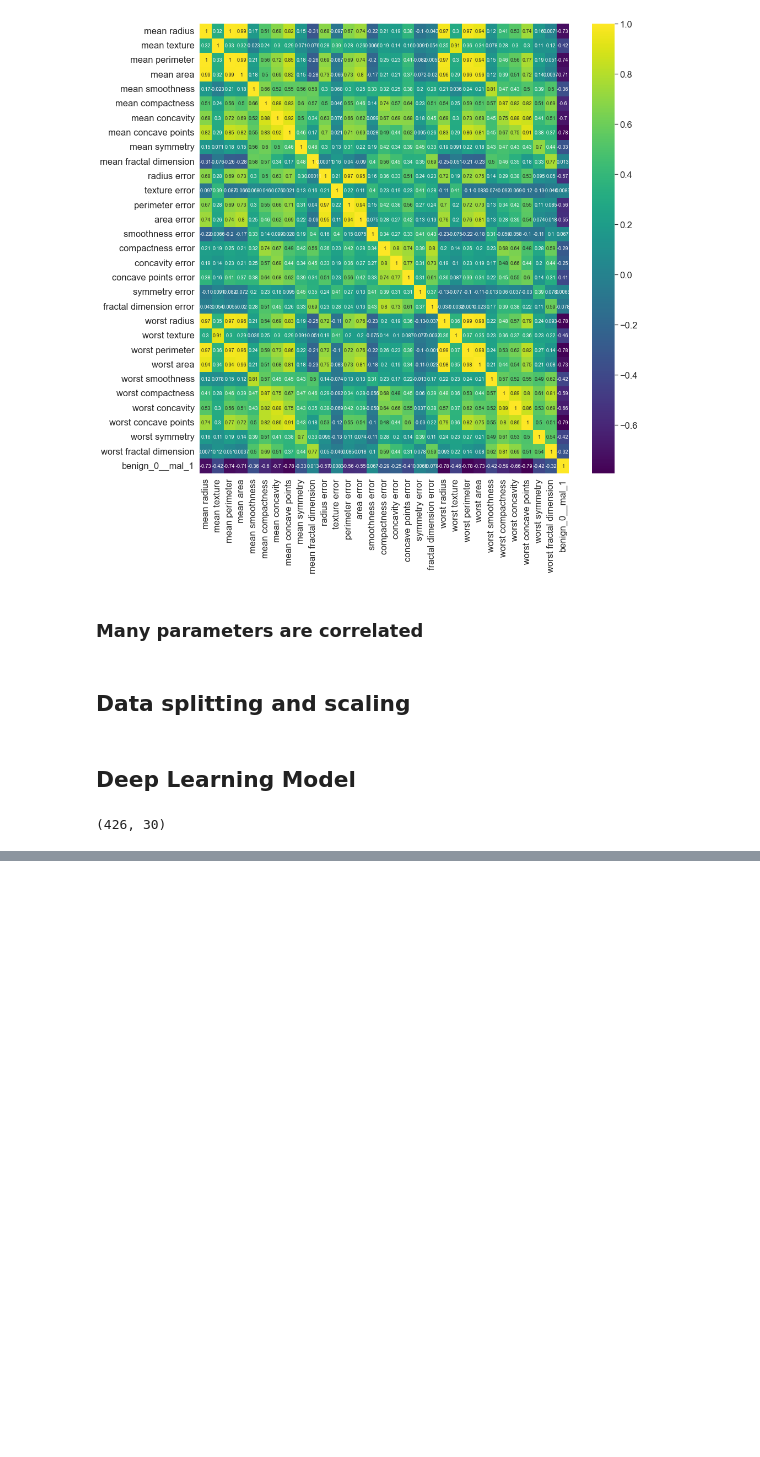
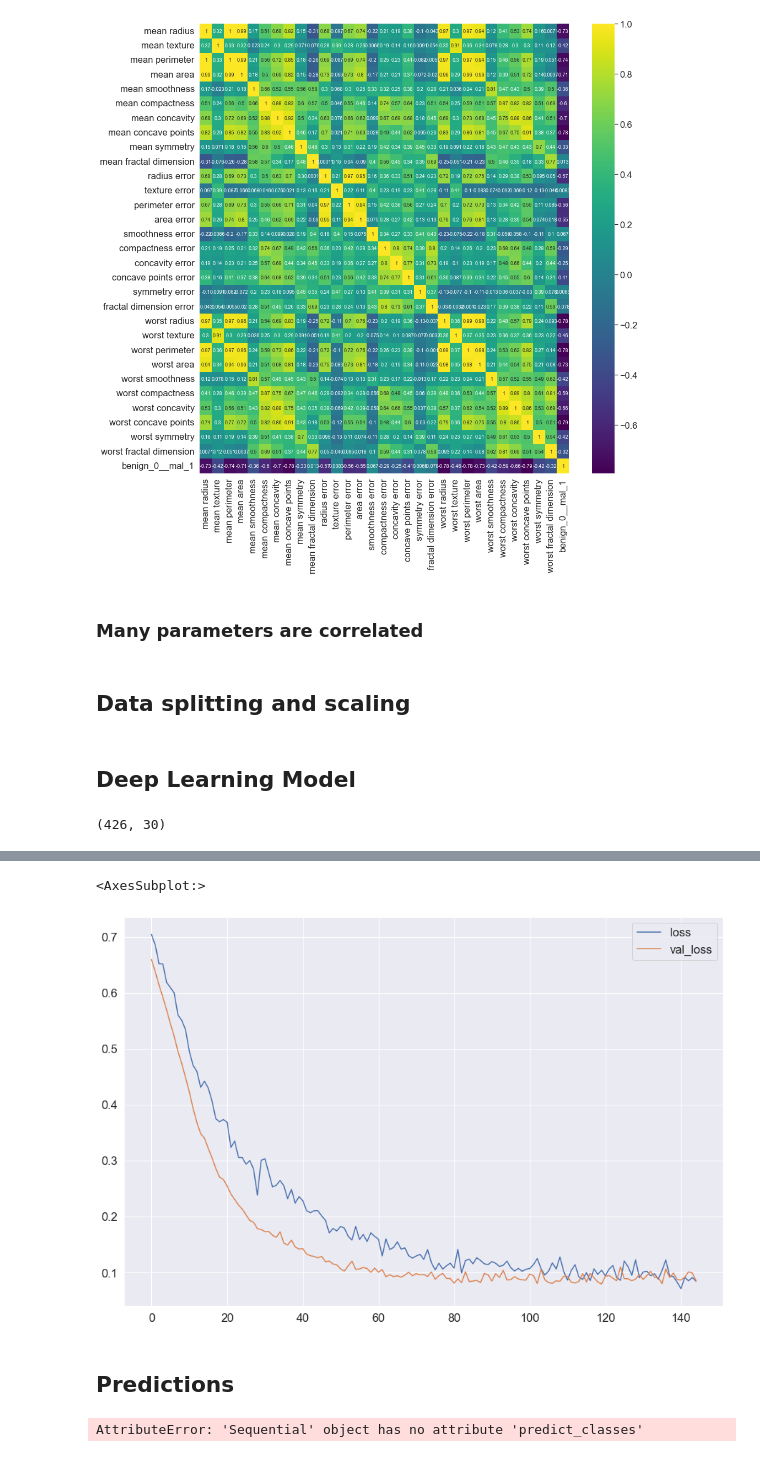
Before and after one commit to Ganesh4693/Tumour-classification, a Jupyter notebook: classification.ipynb, the cells around one changed output, grey strips where cells are left out. Cells and saved outputs as stored; diff of their text form; code cells hidden in the pictures; blank space fills up the shorter version.

```diff
--- a/classification.ipynb
+++ b/classification.ipynb
@@ -152,0 +221,16 @@ losses.plot()
+# %%
+model2=Sequential()
+
+model2.add(Dense(30,activation='relu'))
+model2.add(Dropout(0.5))
+
+model2.add(Dense(15,activation='relu'))
+model2.add(Dropout(0.5))
+
+# Binary Classification problem
+model2.add(Dense(1,activation='sigmoid'))
+
+model2.compile(optimizer='adam',loss='binary_crossentropy')
+# %%
+model2.fit(x=X_train,y=y_train,epochs=600,validation_data=(X_test,y_test),
+callbacks=[early_stop])
@@ -152,0 +256,13 @@ losses.plot()
+# %%
+losses_2=pd.DataFrame(model2.history.history)
+# %%
+losses_2.plot(figsize=(15,10))
+# %% [output]
+<AxesSubplot:>
+[figure, added]
+# %% [markdown]
+## Predictions
+# %%
+model2.predict_classes(X_test)
+# %% [output]
+AttributeError: 'Sequential' object has no attribute 'predict_classes'
```
Also changed, not shown: parts of 13 cells of this notebook.
